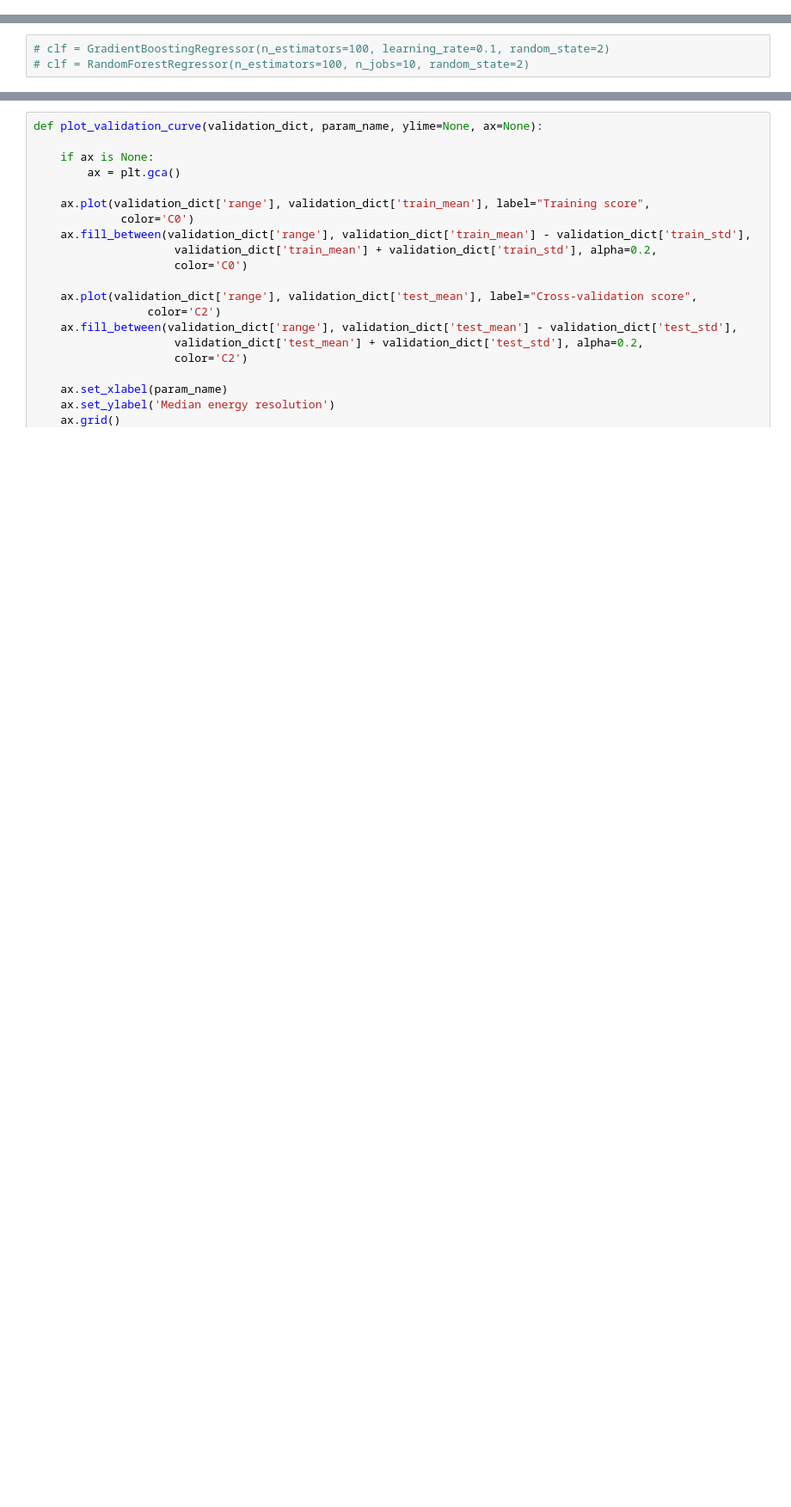
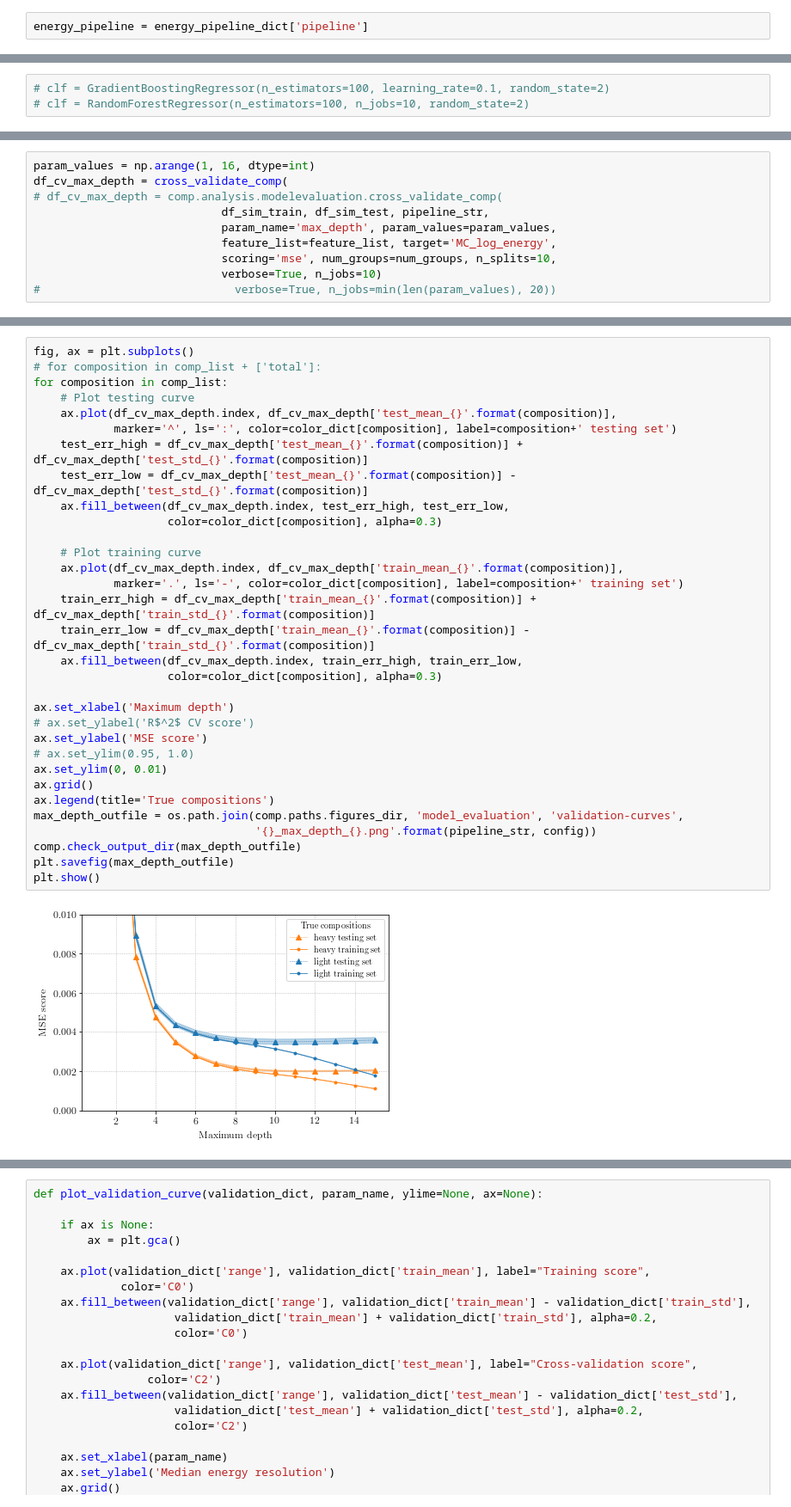
Before and after one commit to jrbourbeau/cr-composition, a Jupyter notebook: notebooks/energy-reco.ipynb, the cells around one changed output, grey strips where cells are left out. Shown at 86% size. Drawn from its saved outputs; the diff is of its cells as text; blank space fills up the shorter version.

```diff
--- a/notebooks/energy-reco.ipynb
+++ b/notebooks/energy-reco.ipynb
@@ -74,0 +98,2 @@ KeyError: 'P'
+# %%
+energy_pipeline = energy_pipeline_dict['pipeline']
@@ -206,0 +409,10 @@ plt.show()
+# %%
+param_values = np.arange(1, 16, dtype=int)
+df_cv_max_depth = cross_validate_comp(
+# df_cv_max_depth = comp.analysis.modelevaluation.cross_validate_comp(
+                            df_sim_train, df_sim_test, pipeline_str,
+                            param_name='max_depth', param_values=param_values,
+                            feature_list=feature_list, target='MC_log_energy',
+                            scoring='mse', num_groups=num_groups, n_splits=10,
+                            verbose=True, n_jobs=10)
+#                             verbose=True, n_jobs=min(len(param_values), 20))
@@ -206,0 +442,34 @@ plt.show()
+# %%
+fig, ax = plt.subplots()
+# for composition in comp_list + ['total']:
+for composition in comp_list:
+    # Plot testing curve
+    ax.plot(df_cv_max_depth.index, df_cv_max_depth['test_mean_{}'.format(composition)],
+            marker='^', ls=':', color=color_dict[composition], label=composition+' testing set')
+    test_err_high = df_cv_max_depth['test_mean_{}'.format(composition)] + df_cv_max_depth['test_std_{}'.format(composition)]
+    test_err_low = df_cv_max_depth['test_mean_{}'.format(composition)] - df_cv_max_depth['test_std_{}'.format(composition)]
+    ax.fill_between(df_cv_max_depth.index, test_err_high, test_err_low,
+                    color=color_dict[composition], alpha=0.3)
+
+    # Plot training curve
+    ax.plot(df_cv_max_depth.index, df_cv_max_depth['train_mean_{}'.format(composition)],
+            marker='.', ls='-', color=color_dict[composition], label=composition+' training set')
+    train_err_high = df_cv_max_depth['train_mean_{}'.format(composition)] + df_cv_max_depth['train_std_{}'.format(composition)]
+    train_err_low = df_cv_max_depth['train_mean_{}'.format(composition)] - df_cv_max_depth['train_std_{}'.format(composition)]
+    ax.fill_between(df_cv_max_depth.index, train_err_high, train_err_low,
+                    color=color_dict[composition], alpha=0.3)
+
+ax.set_xlabel('Maximum depth')
+# ax.set_ylabel('R$^2$ CV score')
+ax.set_ylabel('MSE score')
+# ax.set_ylim(0.95, 1.0)
+ax.set_ylim(0, 0.01)
+ax.grid()
+ax.legend(title='True compositions')
+max_depth_outfile = os.path.join(comp.paths.figures_dir, 'model_evaluation', 'validation-curves',
+                                 '{}_max_depth_{}.png'.format(pipeline_str, config))
+comp.check_output_dir(max_depth_outfile)
+plt.savefig(max_depth_outfile)
+plt.show()
+# %% [output]
+[figure, added]
```
Also changed, not shown: parts of 46 cells of this notebook, 16 other files.
